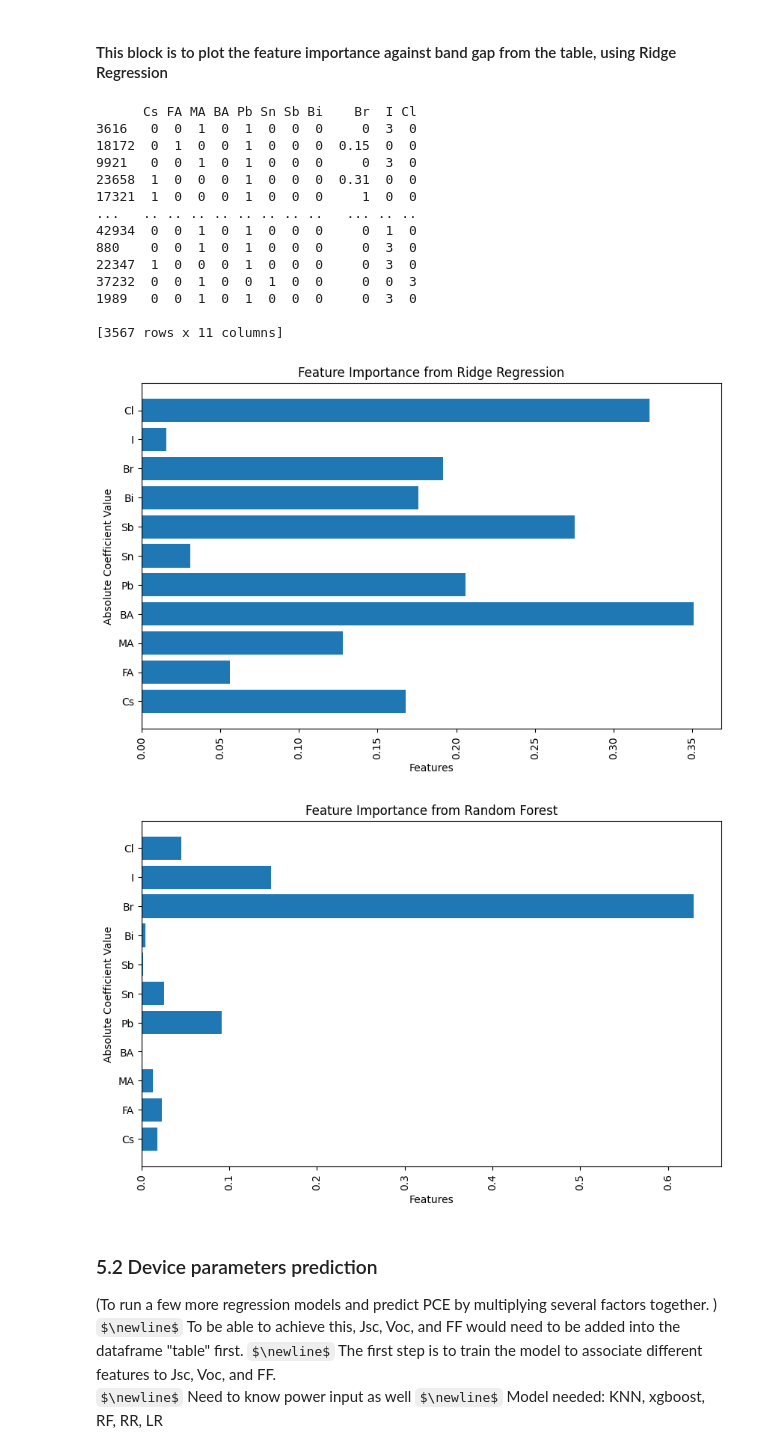
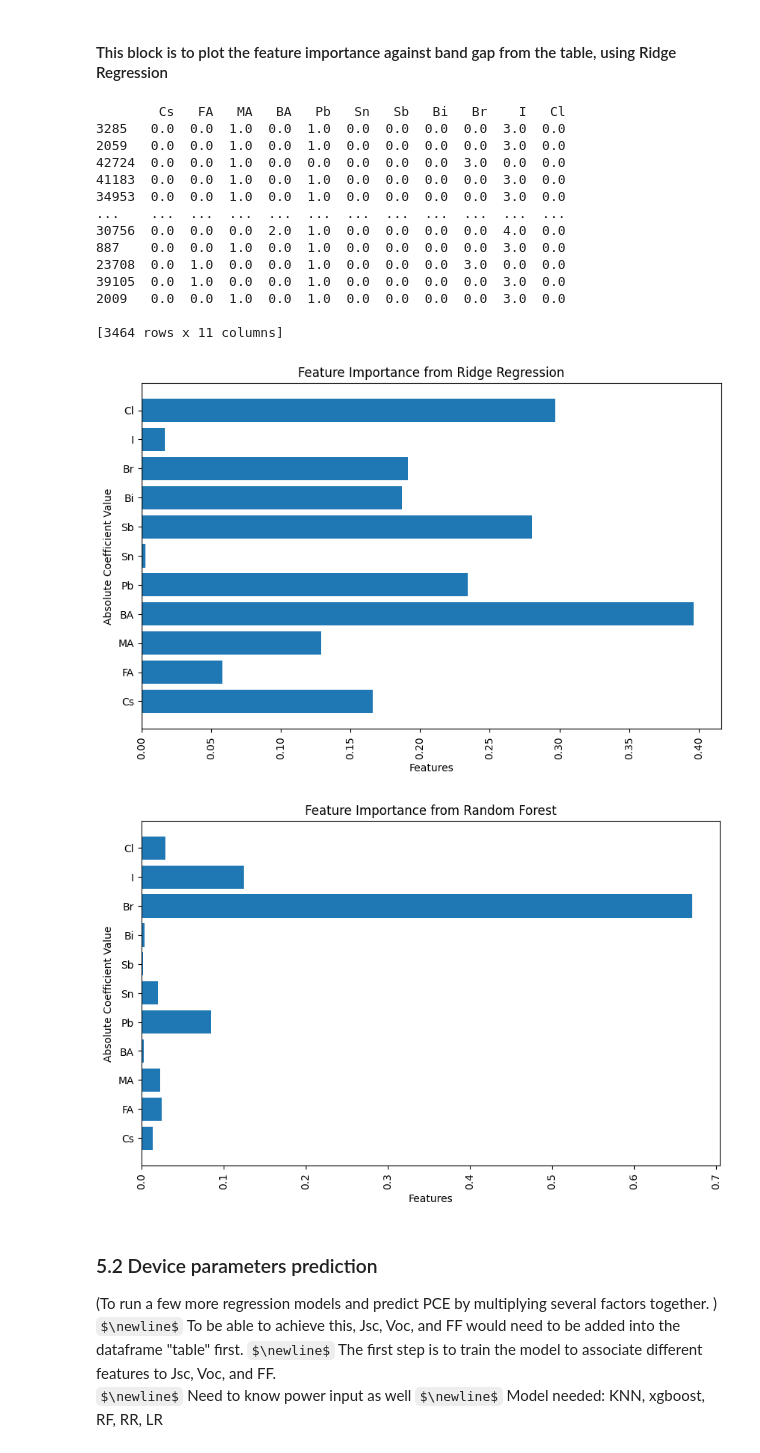
Before and after one commit to drcgreenland/PerovskiteML_project, a Jupyter notebook: replicating.ipynb, the cells around one changed output. Cells and saved outputs as stored; diff of their text form; code cells hidden in the pictures; some formulas as TeX source.

```diff
--- a/replicating.ipynb
+++ b/replicating.ipynb
@@ -479,49 +515,49 @@ filtered_table5 = filtered_table4[mask_randomnames]
 # %%
 number = []
 
-x, y = filtered_table5[allowed_elements], filtered_table5["Perovskite_band_gap"]
+x, y = filtered_table3[allowed_elements], filtered_table3["Perovskite_band_gap"]
 
 
 x_train, x_test, y_train, y_test = train_test_split(x, y, test_size=0.2, random_state=42)
 ridge = Ridge(alpha=1.0)
 
 
 print(x_train)
 ridge.fit(x_train, y_train)
 
 
 importance = np.abs(ridge.coef_)
 
 # Plot feature importance
 plt.figure(figsize=(10, 6))
 plt.barh(allowed_elements, importance)
 plt.xlabel('Features')
 plt.ylabel('Absolute Coefficient Value')
 plt.title('Feature Importance from Ridge Regression')
 plt.xticks(rotation=90)
 plt.show()
 # %% [output]
-      Cs FA MA BA Pb Sn Sb Bi    Br  I Cl
-3616   0  0  1  0  1  0  0  0     0  3  0
-18172  0  1  0  0  1  0  0  0  0.15  0  0
-9921   0  0  1  0  1  0  0  0     0  3  0
-23658  1  0  0  0  1  0  0  0  0.31  0  0
-17321  1  0  0  0  1  0  0  0     1  0  0
-...   .. .. .. .. .. .. .. ..   ... .. ..
-42934  0  0  1  0  1  0  0  0     0  1  0
-880    0  0  1  0  1  0  0  0     0  3  0
-22347  1  0  0  0  1  0  0  0     0  3  0
-37232  0  0  1  0  0  1  0  0     0  0  3
-1989   0  0  1  0  1  0  0  0     0  3  0
+        Cs   FA   MA   BA   Pb   Sn   Sb   Bi   Br    I   Cl
+3285   0.0  0.0  1.0  0.0  1.0  0.0  0.0  0.0  0.0  3.0  0.0
+2059   0.0  0.0  1.0  0.0  1.0  0.0  0.0  0.0  0.0  3.0  0.0
+42724  0.0  0.0  1.0  0.0  0.0  0.0  0.0  0.0  3.0  0.0  0.0
+41183  0.0  0.0  1.0  0.0  1.0  0.0  0.0  0.0  0.0  3.0  0.0
+34953  0.0  0.0  1.0  0.0  1.0  0.0  0.0  0.0  0.0  3.0  0.0
+...    ...  ...  ...  ...  ...  ...  ...  ...  ...  ...  ...
+30756  0.0  0.0  0.0  2.0  1.0  0.0  0.0  0.0  0.0  4.0  0.0
+887    0.0  0.0  1.0  0.0  1.0  0.0  0.0  0.0  0.0  3.0  0.0
+23708  0.0  1.0  0.0  0.0  1.0  0.0  0.0  0.0  3.0  0.0  0.0
+39105  0.0  1.0  0.0  0.0  1.0  0.0  0.0  0.0  0.0  3.0  0.0
+2009   0.0  0.0  1.0  0.0  1.0  0.0  0.0  0.0  0.0  3.0  0.0
 
-[3567 rows x 11 columns]
+[3464 rows x 11 columns]
-[figure, old version]
+[figure, new version]
 # %%
 from sklearn.ensemble import RandomForestRegressor
 from sklearn.metrics import mean_squared_error, r2_score
 
 
-x, y = filtered_table5[allowed_elements], filtered_table5["Perovskite_band_gap"]
+x, y = filtered_table3[allowed_elements], filtered_table3["Perovskite_band_gap"]
 x_train, x_test, y_train, y_test = train_test_split(x, y, test_size=0.2, random_state=42)
 randomForestRegressor = RandomForestRegressor(n_estimators=100, random_state=42)
 randomForestRegressor.fit(x_train, y_train)
@@ -536,7 +572,7 @@ plt.title('Feature Importance from Random Forest')
 plt.xticks(rotation=90)
 plt.show()
 # %% [output]
-[figure, old version]
+[figure, new version]
 # %% [markdown]
 ### 5.2 Device parameters prediction
 (To run a few more regression models and predict PCE by multiplying several factors together. )
```
Also changed, not shown: parts of 4 cells of this notebook.
